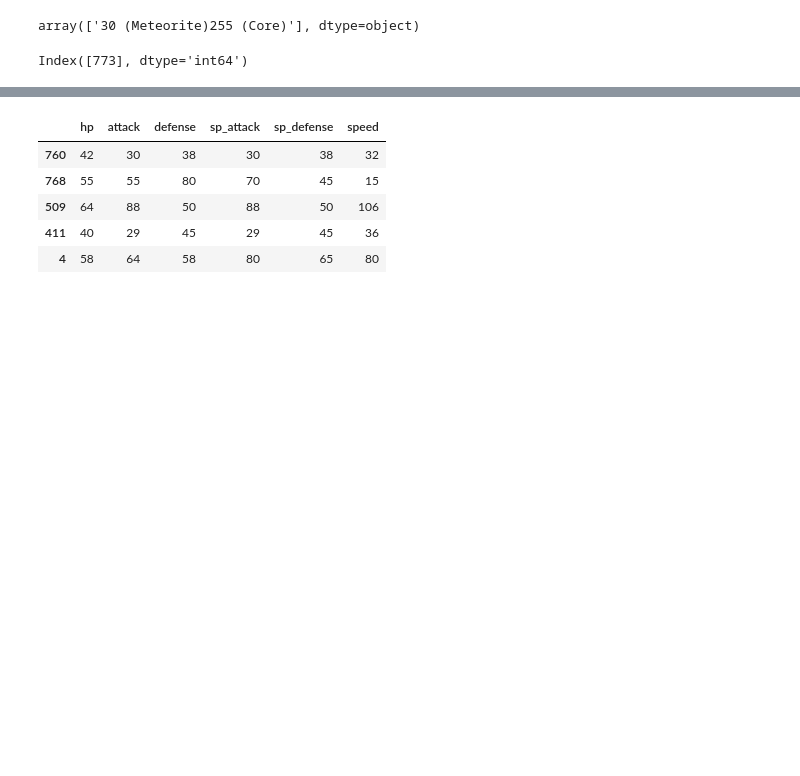
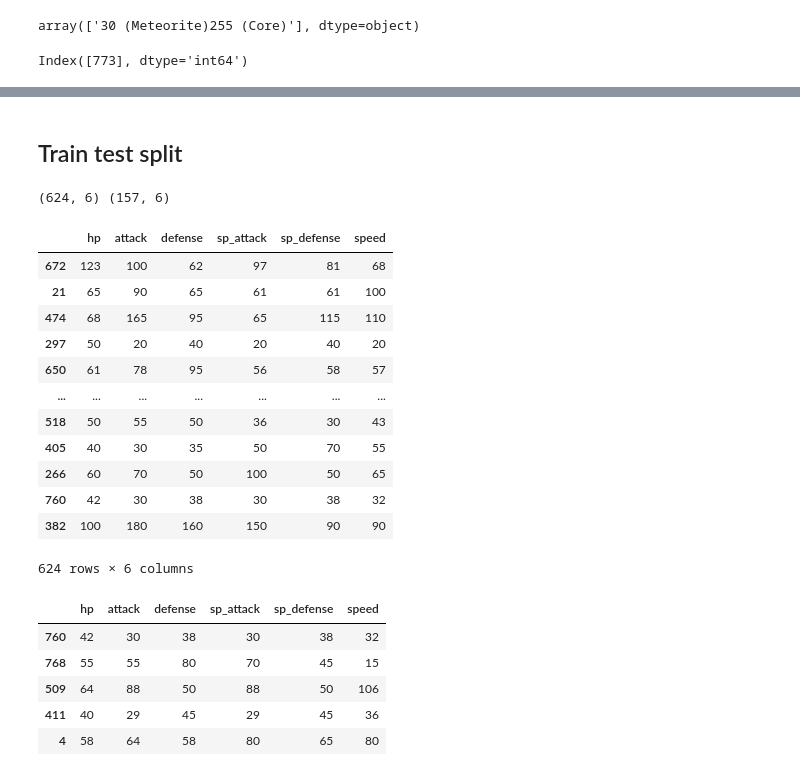
Before and after one commit to boay00/pokemon-project, a Jupyter notebook: notebooks/bede/17-07-25_Introduction_DS.ipynb, the cells around one changed output, grey strips where cells are left out. Saved outputs shown, nothing was run; the diff lists cells and outputs as text; code cells hidden in the pictures; blank space fills up the shorter version.

```diff
--- a/notebooks/bede/17-07-25_Introduction_DS.ipynb
+++ b/notebooks/bede/17-07-25_Introduction_DS.ipynb
@@ -262,8 +333,30 @@ features = [
 # %%
 X = df[features]
 y = df["type"]
+# %% [markdown]
+## Train test split
 # %%
 X_train, X_test, y_train, y_test = train_test_split(X,y,test_size=0.2,random_state=42,stratify=y)
+# %%
+print(X_train.shape, X_test.shape)
+# %% [output]
+(624, 6) (157, 6)
+# %%
+X_train
+# %% [output]
+|  | hp | attack | defense | sp_attack | sp_defense | speed |
+| 672 | 123 | 100 | 62 | 97 | 81 | 68 |
+| 21 | 65 | 90 | 65 | 61 | 61 | 100 |
+| 474 | 68 | 165 | 95 | 65 | 115 | 110 |
+| 297 | 50 | 20 | 40 | 20 | 40 | 20 |
+| 650 | 61 | 78 | 95 | 56 | 58 | 57 |
+| ... | ... | ... | ... | ... | ... | ... |
+| 518 | 50 | 55 | 50 | 36 | 30 | 43 |
+| 405 | 40 | 30 | 35 | 50 | 70 | 55 |
+| 266 | 60 | 70 | 50 | 100 | 50 | 65 |
+| 760 | 42 | 30 | 38 | 30 | 38 | 32 |
+| 382 | 100 | 180 | 160 | 150 | 90 | 90 |
+624 rows × 6 columns
 # %%
 X_train.head()
 # %% [output]
```
Also changed, not shown: parts of 22 cells of this notebook, 1 other file.
